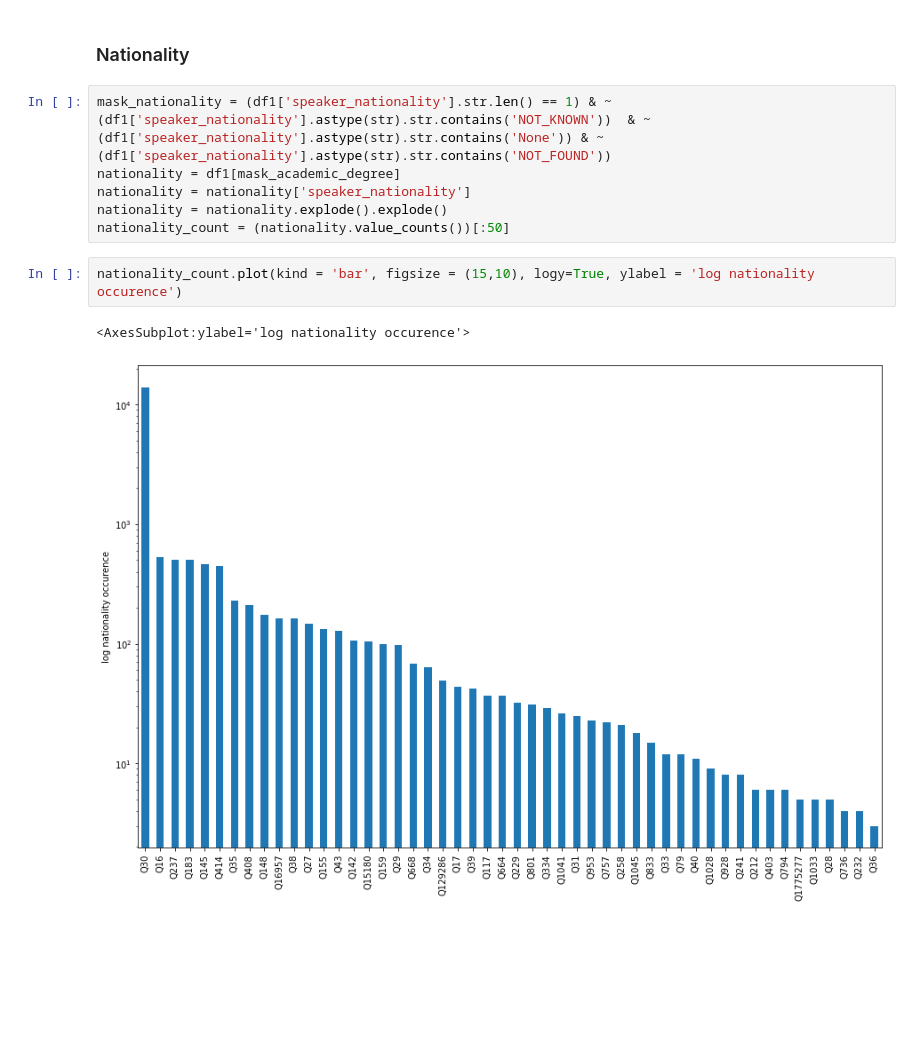
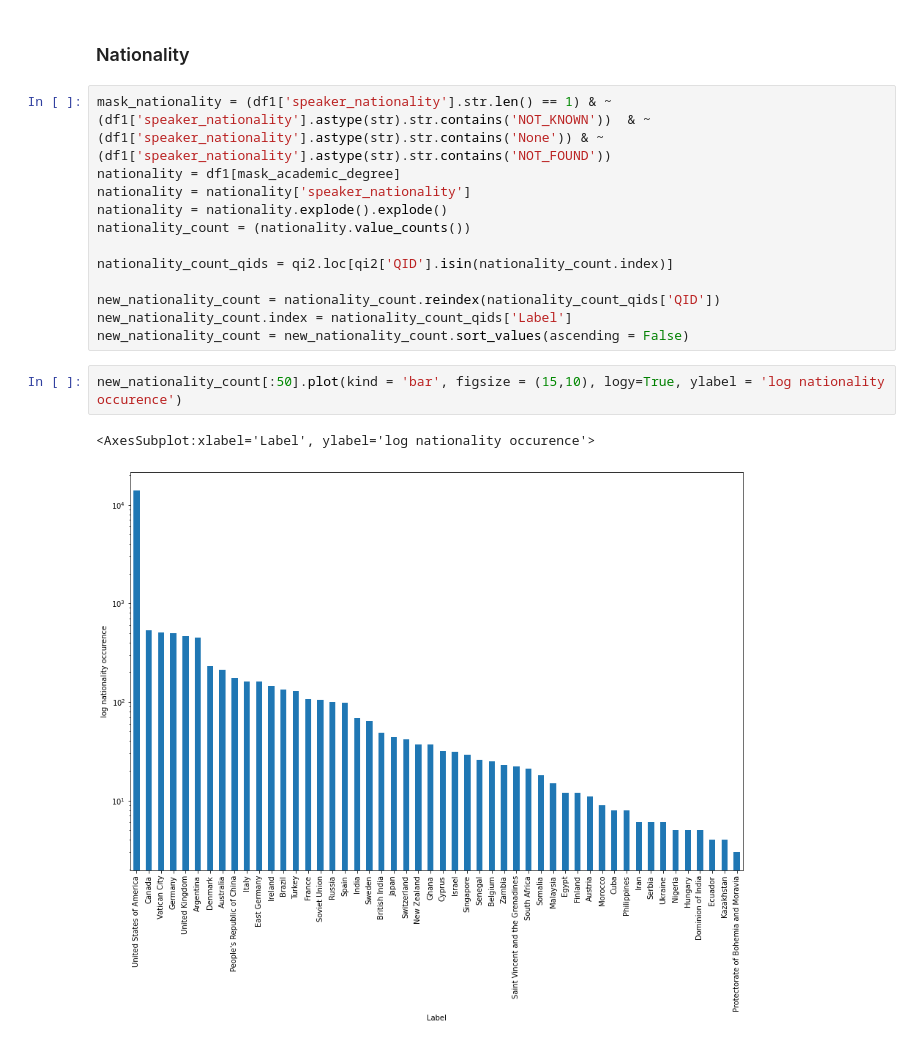
Before and after one commit to epfl-ada/ada-2021-project-salazar-gang, a Jupyter notebook: working_draft.ipynb, the cells around one changed output. Saved outputs shown, nothing was run; the diff lists cells and outputs as text; blank space fills up the shorter version.

```diff
--- a/working_draft.ipynb
+++ b/working_draft.ipynb
@@ -195,9 +227,15 @@ mask_nationality = (df1['speaker_nationality'].str.len() == 1) & ~(df1['speaker_
 nationality = df1[mask_academic_degree]
 nationality = nationality['speaker_nationality']
 nationality = nationality.explode().explode()
-nationality_count = (nationality.value_counts())[:50]
+nationality_count = (nationality.value_counts())
+
+nationality_count_qids = qi2.loc[qi2['QID'].isin(nationality_count.index)]
+
+new_nationality_count = nationality_count.reindex(nationality_count_qids['QID'])
+new_nationality_count.index = nationality_count_qids['Label']
+new_nationality_count = new_nationality_count.sort_values(ascending = False)
 # %%
-nationality_count.plot(kind = 'bar', figsize = (15,10), logy=True, ylabel = 'log nationality occurence')
+new_nationality_count[:50].plot(kind = 'bar', figsize = (15,10), logy=True, ylabel = 'log nationality occurence')
 # %% [output]
-<AxesSubplot:ylabel='log nationality occurence'>
+<AxesSubplot:xlabel='Label', ylabel='log nationality occurence'>
-[figure, old version]
+[figure, new version]
```
Also changed, not shown: parts of 8 cells of this notebook.
